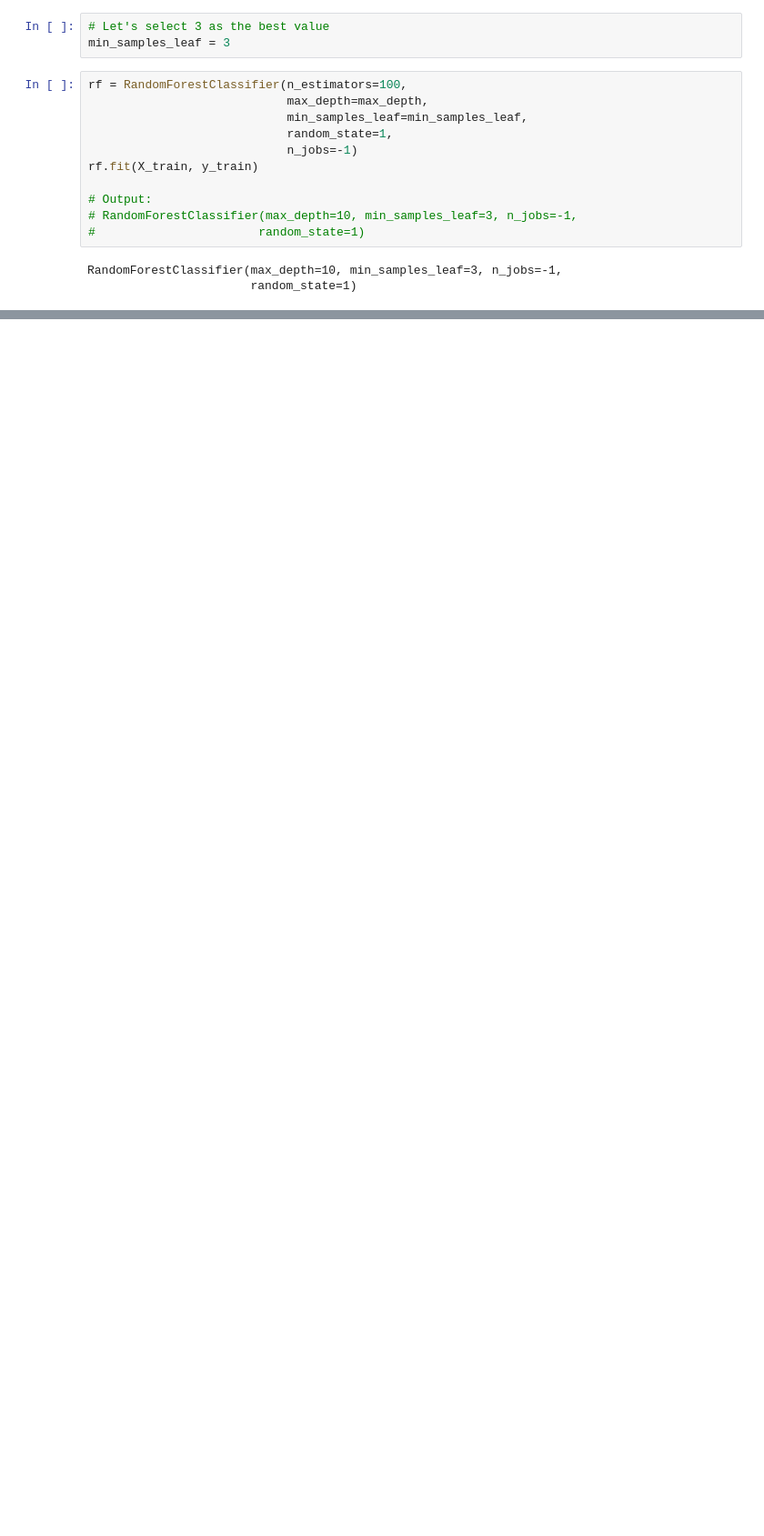
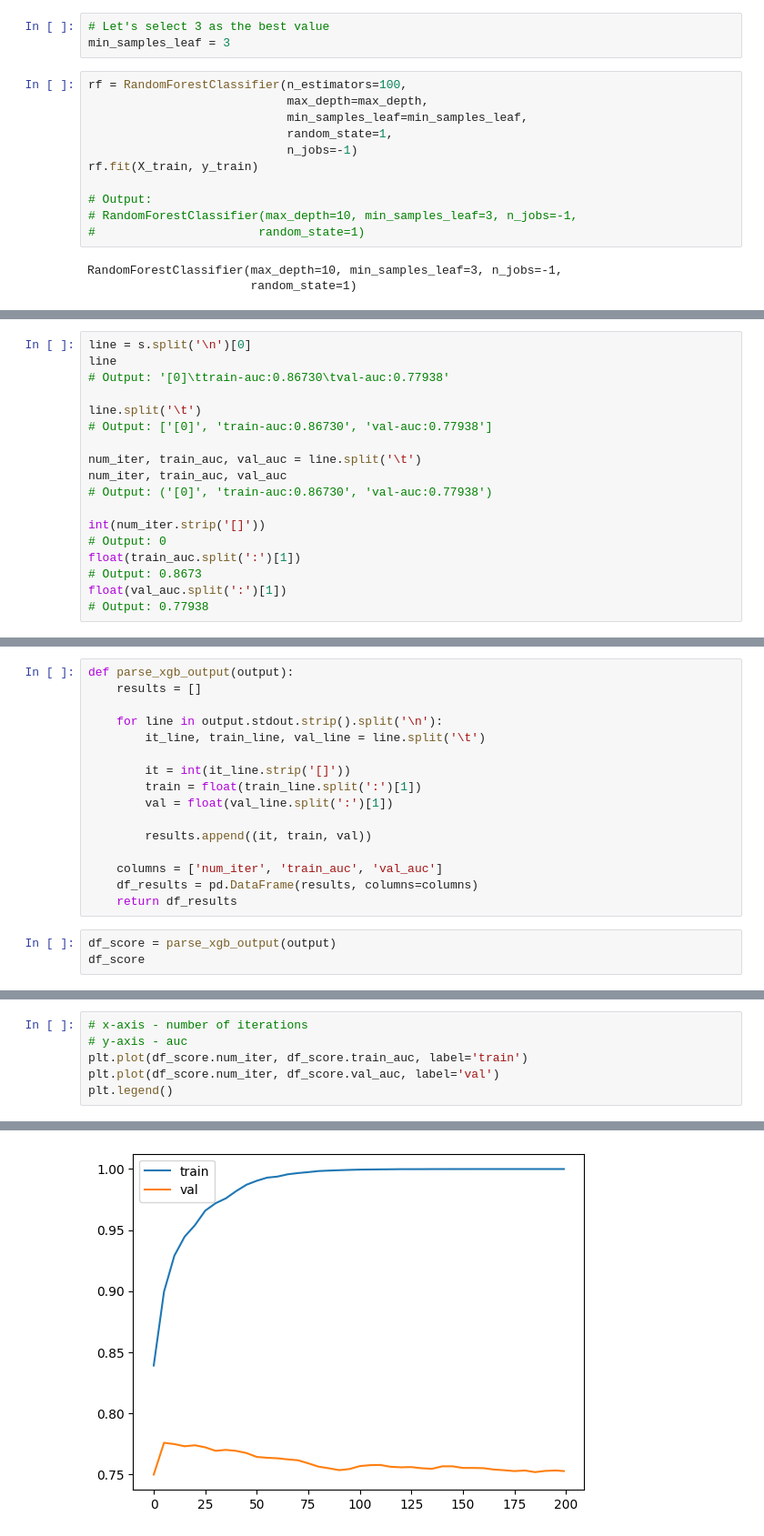
Before and after one commit to caro6852lq/ML-Zoomcamp-CaroVergara, a Jupyter notebook: 06-trees/06-trees.ipynb, the cells around one changed output, grey strips where cells are left out. Shown: that part at 91% size. Drawn from its saved outputs; the diff is of its cells as text; blank space fills up the shorter version.

```diff
--- a/06-trees/06-trees.ipynb
+++ b/06-trees/06-trees.ipynb
@@ -572,0 +769,18 @@ RandomForestClassifier(max_depth=10, min_samples_leaf=3, n_jobs=-1,
+# %%
+line = s.split('\n')[0]
+line
+# Output: '[0]\ttrain-auc:0.86730\tval-auc:0.77938'
+
+line.split('\t')
+# Output: ['[0]', 'train-auc:0.86730', 'val-auc:0.77938']
+
+num_iter, train_auc, val_auc = line.split('\t')
+num_iter, train_auc, val_auc
+# Output: ('[0]', 'train-auc:0.86730', 'val-auc:0.77938')
+
+int(num_iter.strip('[]'))
+# Output: 0
+float(train_auc.split(':')[1])
+# Output: 0.8673
+float(val_auc.split(':')[1])
+# Output: 0.77938
@@ -572,0 +789,19 @@ RandomForestClassifier(max_depth=10, min_samples_leaf=3, n_jobs=-1,
+# %%
+def parse_xgb_output(output):
+    results = []
+
+    for line in output.stdout.strip().split('\n'):
+        it_line, train_line, val_line = line.split('\t')
+
+        it = int(it_line.strip('[]'))
+        train = float(train_line.split(':')[1])
+        val = float(val_line.split(':')[1])
+
+        results.append((it, train, val))
+
+    columns = ['num_iter', 'train_auc', 'val_auc']
+    df_results = pd.DataFrame(results, columns=columns)
+    return df_results
+# %%
+df_score = parse_xgb_output(output)
+df_score
@@ -572,0 +826,7 @@ RandomForestClassifier(max_depth=10, min_samples_leaf=3, n_jobs=-1,
+# %%
+# x-axis - number of iterations
+# y-axis - auc
+plt.plot(df_score.num_iter, df_score.train_auc, label='train')
+plt.plot(df_score.num_iter, df_score.val_auc, label='val')
+plt.legend()
+# %% [output]
@@ -572,0 +834 @@ RandomForestClassifier(max_depth=10, min_samples_leaf=3, n_jobs=-1,
+[figure, added]
```
Also changed, not shown: parts of 30 cells of this notebook.
